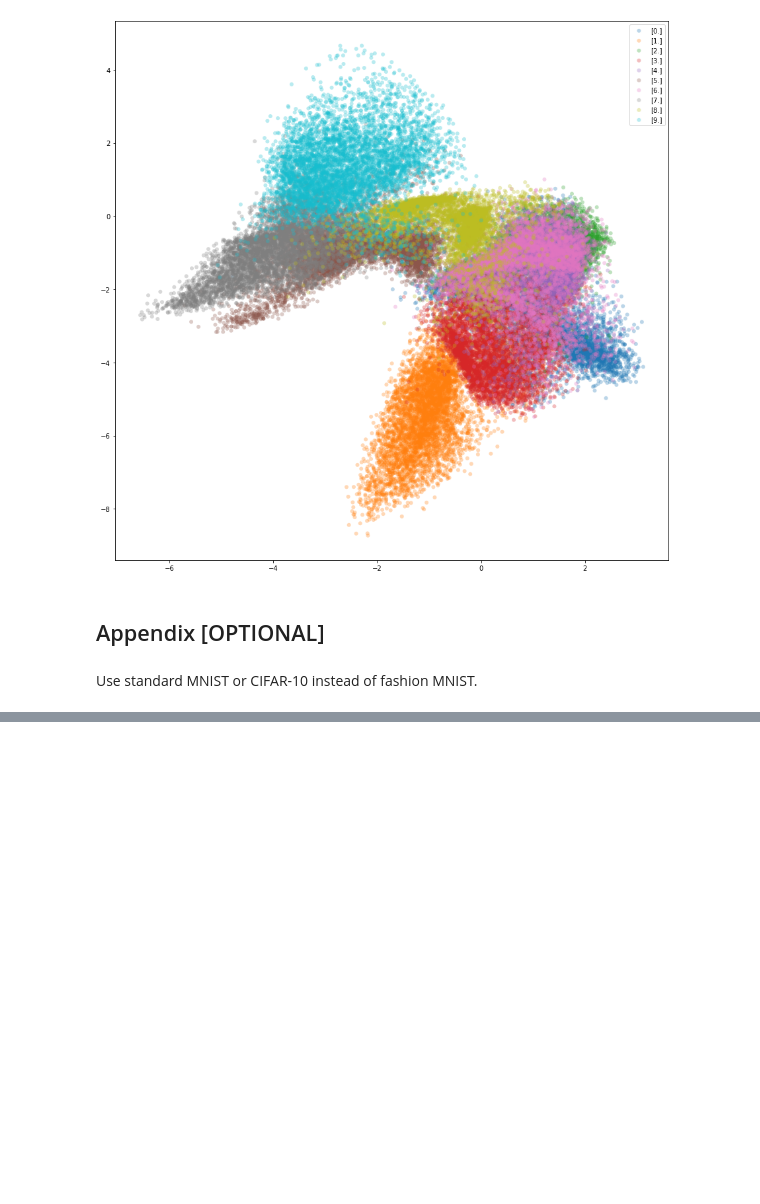
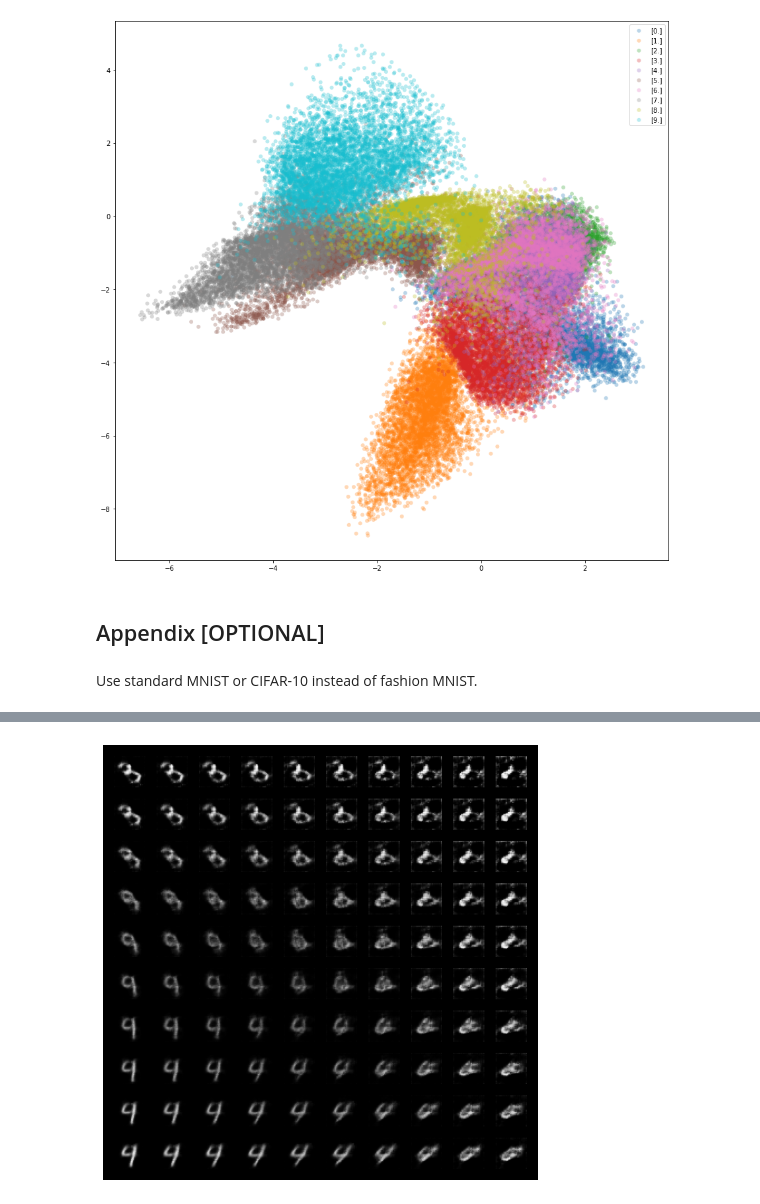
Before and after one commit to swang1112/DL_VL, a Jupyter notebook: Colab_Notebooks/Exercises5_2020.ipynb, the cells around one changed output, grey strips where cells are left out. Drawn from its saved outputs; the diff is of its cells as text; code cells hidden in the pictures; blank space fills up the shorter version.

```diff
--- a/Colab_Notebooks/Exercises5_2020.ipynb
+++ b/Colab_Notebooks/Exercises5_2020.ipynb
@@ -717,0 +742,4 @@ test_dataset  = datasets.MNIST(data_dir, train=False, transform=transforms.ToTen
+# %%
+traversal(0, 3, model = model3, latent_space_dim=5)
+# %% [output]
+[figure, added]
```
Also changed, not shown: parts of 8 cells of this notebook.
